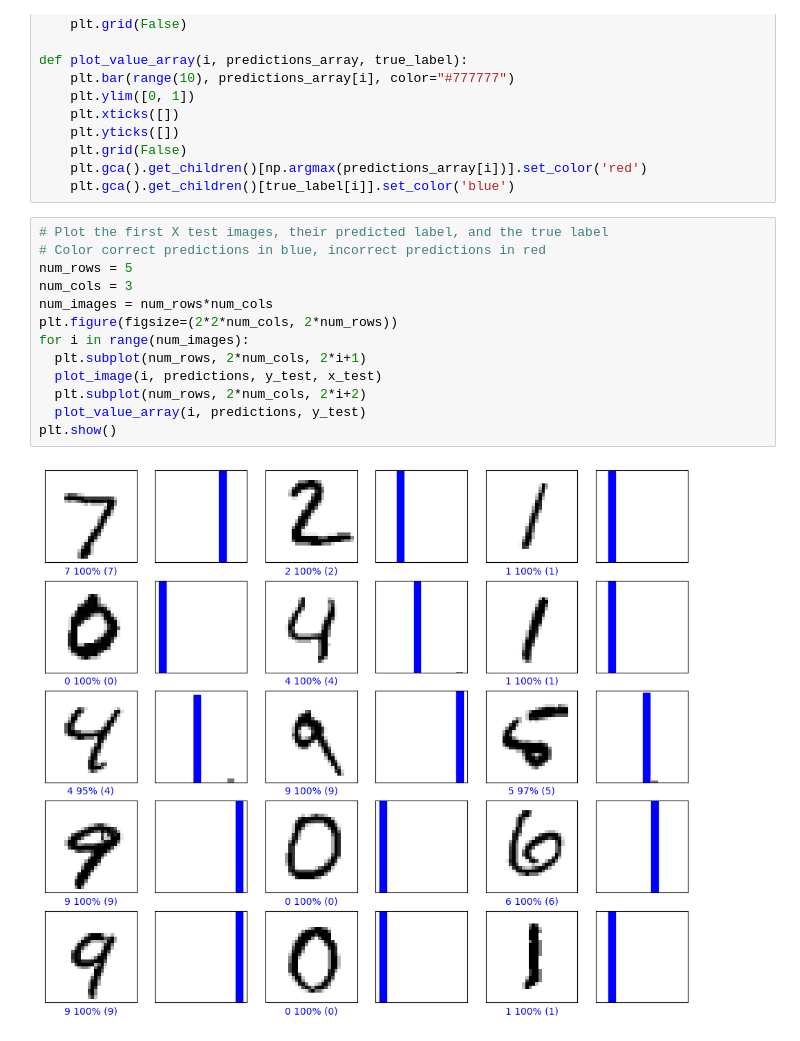
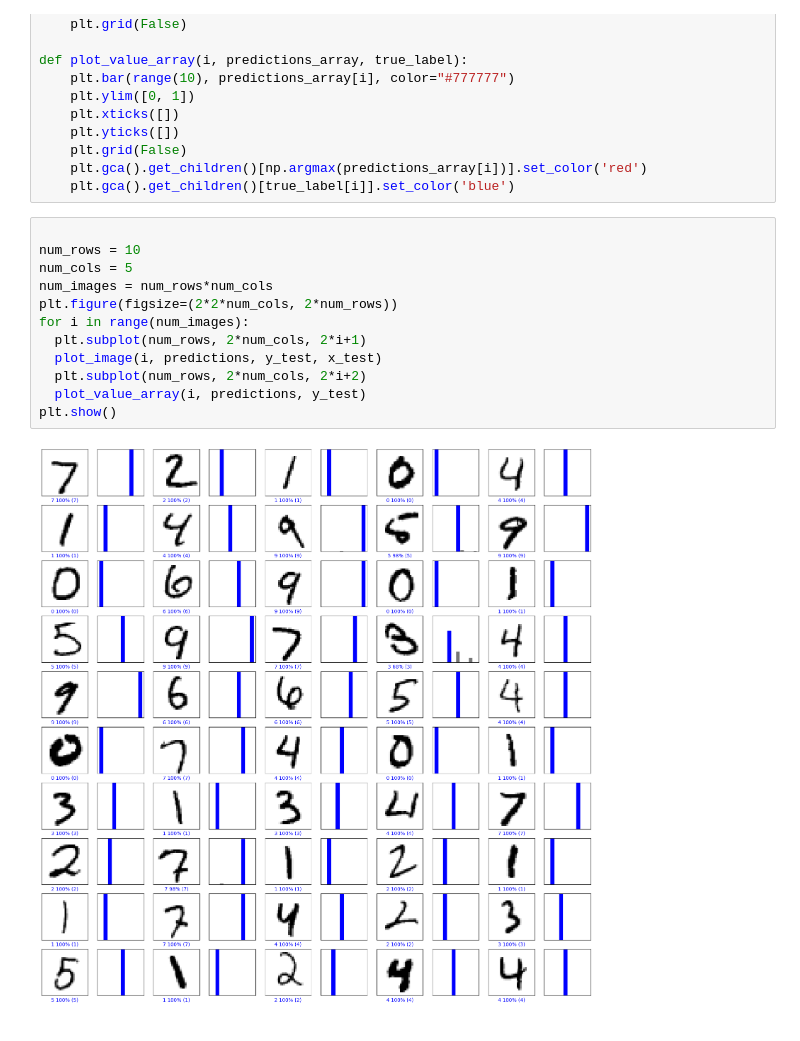
Before and after one commit to Ben-Sicat/ml-dl, a Jupyter notebook: imagre processing/main.ipynb, the cells around one changed output. Drawn from its saved outputs; the diff is of its cells as text.

```diff
--- a/imagre processing/main.ipynb
+++ b/imagre processing/main.ipynb
@@ -162,17 +162,16 @@ def plot_value_array(i, predictions_array, true_label):
     plt.gca().get_children()[np.argmax(predictions_array[i])].set_color('red')
     plt.gca().get_children()[true_label[i]].set_color('blue')
 # %%
-# Plot the first X test images, their predicted label, and the true label
-# Color correct predictions in blue, incorrect predictions in red
-num_rows = 5
-num_cols = 3
+
+num_rows = 10
+num_cols = 5
 num_images = num_rows*num_cols
 plt.figure(figsize=(2*2*num_cols, 2*num_rows))
 for i in range(num_images):
   plt.subplot(num_rows, 2*num_cols, 2*i+1)
   plot_image(i, predictions, y_test, x_test)
   plt.subplot(num_rows, 2*num_cols, 2*i+2)
   plot_value_array(i, predictions, y_test)
 plt.show()
 # %% [output]
-[figure, old version]
+[figure, new version]
```
Also changed, not shown: parts of 6 cells of this notebook, 2 other files.
